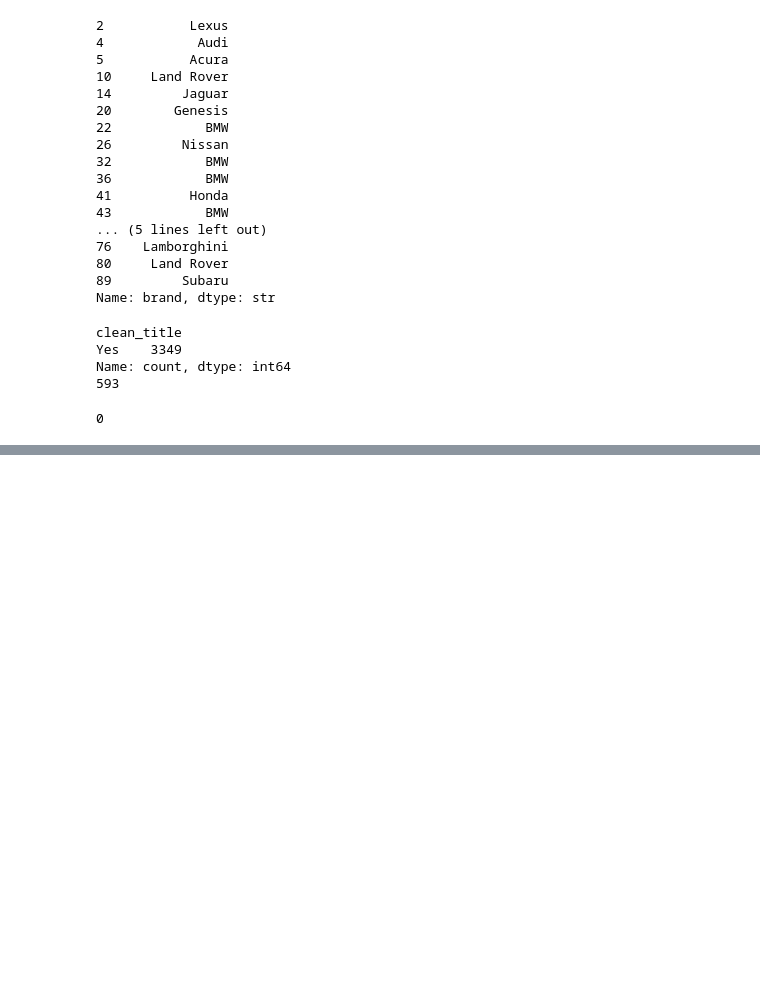
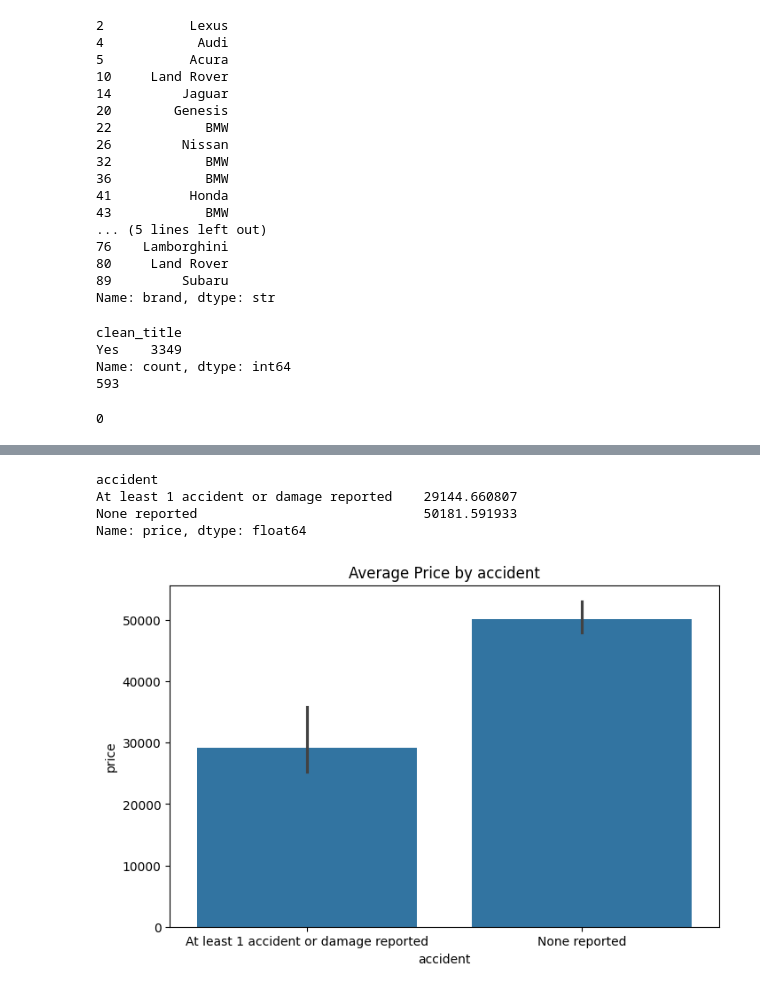
Before and after one commit to omar-reda123/Used-Car-Price-Prediction-End-to-End-ML-Project, a Jupyter notebook: notebooks/01_exploration.ipynb, the cells around one changed output, grey strips where cells are left out. Drawn from its saved outputs; the diff is of its cells as text; code cells hidden in the pictures; blank space fills up the shorter version.

```diff
--- a/notebooks/01_exploration.ipynb
+++ b/notebooks/01_exploration.ipynb
@@ -510,0 +528,16 @@ This does not make a problem because No is only 151 value comparing to 3791 for
+# %%
+#average price for each boolean
+df.groupby("accident")["price"].mean()
+# %% [output]
+accident
+At least 1 accident or damage reported    29144.660807
+None reported                             50181.591933
+Name: price, dtype: float64
+# %%
+#Average price using barplot
+plt.figure(figsize=(8,5))
+sns.barplot(x="accident", y="price", data=df)
+plt.title("Average Price by accident")
+plt.show()
+# %% [output]
+[figure, added]
```
Also changed, not shown: parts of 8 cells of this notebook.
